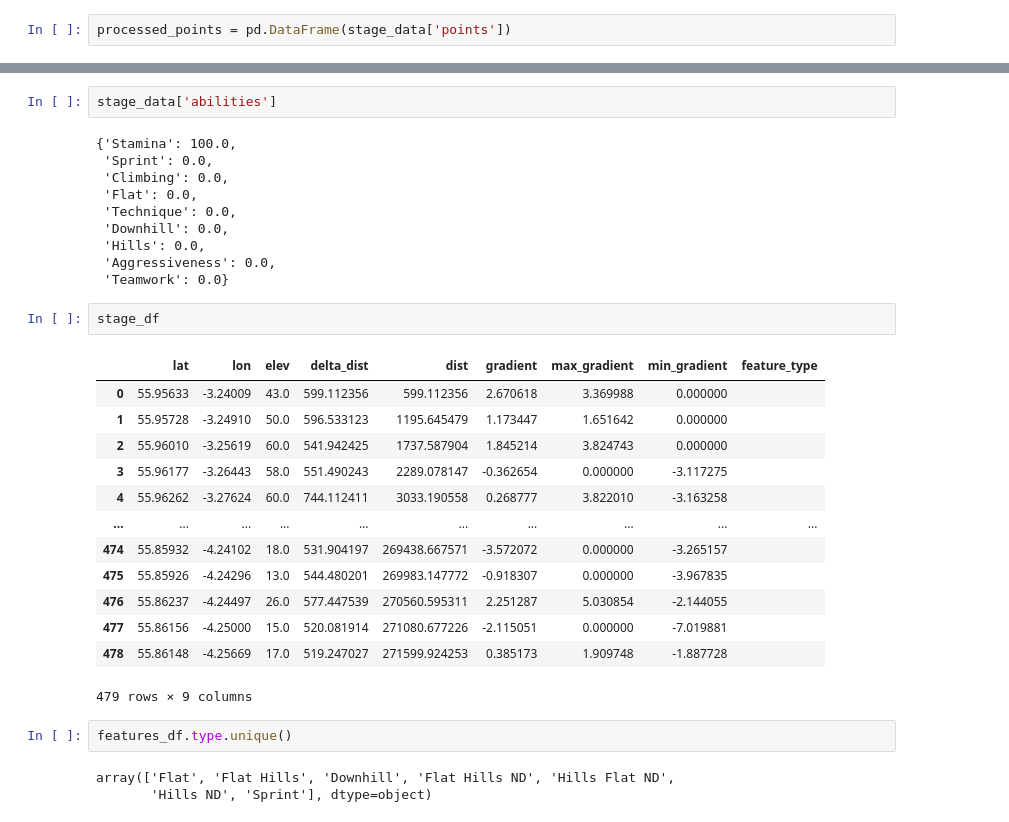
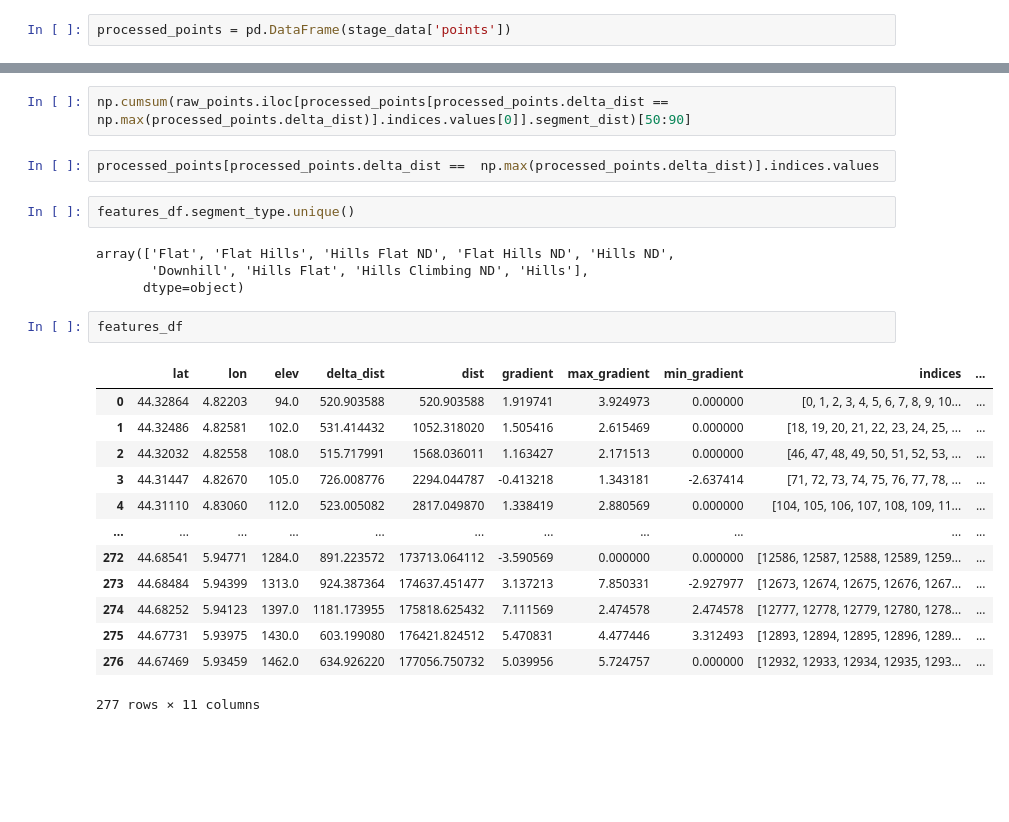
Before and after one commit to alunacob/cff_simu, a Jupyter notebook: 3.Stage_Regularization.ipynb, the cells around one changed output, grey strips where cells are left out. Drawn from its saved outputs; the diff is of its cells as text; blank space fills up the shorter version.

```diff
--- a/3.Stage_Regularization.ipynb
+++ b/3.Stage_Regularization.ipynb
@@ -191,36 +210,29 @@ plt.show()
-# %%
-stage_data['abilities']
-# %% [output]
-{'Stamina': 100.0,
- 'Sprint': 0.0,
- 'Climbing': 0.0,
- 'Flat': 0.0,
- 'Technique': 0.0,
- 'Downhill': 0.0,
- 'Hills': 0.0,
- 'Aggressiveness': 0.0,
- 'Teamwork': 0.0}
-# %%
-stage_df
-# %% [output]
-|  | lat | lon | elev | delta_dist | dist | gradient | max_gradient | min_gradient | feature_type |
-| 0 | 55.95633 | -3.24009 | 43.0 | 599.112356 | 599.112356 | 2.670618 | 3.369988 | 0.000000 |  |
-| 1 | 55.95728 | -3.24910 | 50.0 | 596.533123 | 1195.645479 | 1.173447 | 1.651642 | 0.000000 |  |
-| 2 | 55.96010 | -3.25619 | 60.0 | 541.942425 | 1737.587904 | 1.845214 | 3.824743 | 0.000000 |  |
-| 3 | 55.96177 | -3.26443 | 58.0 | 551.490243 | 2289.078147 | -0.362654 | 0.000000 | -3.117275 |  |
-| 4 | 55.96262 | -3.27624 | 60.0 | 744.112411 | 3033.190558 | 0.268777 | 3.822010 | -3.163258 |  |
-| ... | ... | ... | ... | ... | ... | ... | ... | ... | ... |
-| 474 | 55.85932 | -4.24102 | 18.0 | 531.904197 | 269438.667571 | -3.572072 | 0.000000 | -3.265157 |  |
-| 475 | 55.85926 | -4.24296 | 13.0 | 544.480201 | 269983.147772 | -0.918307 | 0.000000 | -3.967835 |  |
-| 476 | 55.86237 | -4.24497 | 26.0 | 577.447539 | 270560.595311 | 2.251287 | 5.030854 | -2.144055 |  |
-| 477 | 55.86156 | -4.25000 | 15.0 | 520.081914 | 271080.677226 | -2.115051 | 0.000000 | -7.019881 |  |
-| 478 | 55.86148 | -4.25669 | 17.0 | 519.247027 | 271599.924253 | 0.385173 | 1.909748 | -1.887728 |  |
-479 rows × 9 columns
+# %%
+np.cumsum(raw_points.iloc[processed_points[processed_points.delta_dist ==  np.max(processed_points.delta_dist)].indices.values[0]].segment_dist)[50:90]
+# %%
+processed_points[processed_points.delta_dist ==  np.max(processed_points.delta_dist)].indices.values
 # %%
-features_df.type.unique()
+features_df.segment_type.unique()
 # %% [output]
-array(['Flat', 'Flat Hills', 'Downhill', 'Flat Hills ND', 'Hills Flat ND',
-       'Hills ND', 'Sprint'], dtype=object)
+array(['Flat', 'Flat Hills', 'Hills Flat ND', 'Flat Hills ND', 'Hills ND',
+       'Downhill', 'Hills Flat', 'Hills Climbing ND', 'Hills'],
+      dtype=object)
+# %%
+features_df
+# %% [output]
+|  | lat | lon | elev | delta_dist | dist | gradient | max_gradient | min_gradient | indices | ... |
+| 0 | 44.32864 | 4.82203 | 94.0 | 520.903588 | 520.903588 | 1.919741 | 3.924973 | 0.000000 | [0, 1, 2, 3, 4, 5, 6, 7, 8, 9, 10... | ... |
+| 1 | 44.32486 | 4.82581 | 102.0 | 531.414432 | 1052.318020 | 1.505416 | 2.615469 | 0.000000 | [18, 19, 20, 21, 22, 23, 24, 25, ... | ... |
+| 2 | 44.32032 | 4.82558 | 108.0 | 515.717991 | 1568.036011 | 1.163427 | 2.171513 | 0.000000 | [46, 47, 48, 49, 50, 51, 52, 53, ... | ... |
+| 3 | 44.31447 | 4.82670 | 105.0 | 726.008776 | 2294.044787 | -0.413218 | 1.343181 | -2.637414 | [71, 72, 73, 74, 75, 76, 77, 78, ... | ... |
+| 4 | 44.31110 | 4.83060 | 112.0 | 523.005082 | 2817.049870 | 1.338419 | 2.880569 | 0.000000 | [104, 105, 106, 107, 108, 109, 11... | ... |
+| ... | ... | ... | ... | ... | ... | ... | ... | ... | ... | ... |
+| 272 | 44.68541 | 5.94771 | 1284.0 | 891.223572 | 173713.064112 | -3.590569 | 0.000000 | 0.000000 | [12586, 12587, 12588, 12589, 1259... | ... |
+| 273 | 44.68484 | 5.94399 | 1313.0 | 924.387364 | 174637.451477 | 3.137213 | 7.850331 | -2.927977 | [12673, 12674, 12675, 12676, 1267... | ... |
+| 274 | 44.68252 | 5.94123 | 1397.0 | 1181.173955 | 175818.625432 | 7.111569 | 2.474578 | 2.474578 | [12777, 12778, 12779, 12780, 1278... | ... |
+| 275 | 44.67731 | 5.93975 | 1430.0 | 603.199080 | 176421.824512 | 5.470831 | 4.477446 | 3.312493 | [12893, 12894, 12895, 12896, 1289... | ... |
+| 276 | 44.67469 | 5.93459 | 1462.0 | 634.926220 | 177056.750732 | 5.039956 | 5.724757 | 0.000000 | [12932, 12933, 12934, 12935, 1293... | ... |
+277 rows × 11 columns
 # %%
 terrains_df = pd.read_csv('Porcentajes.csv')
 terrains_df
```
Also changed, not shown: parts of 7 cells of this notebook, 1 other file.
